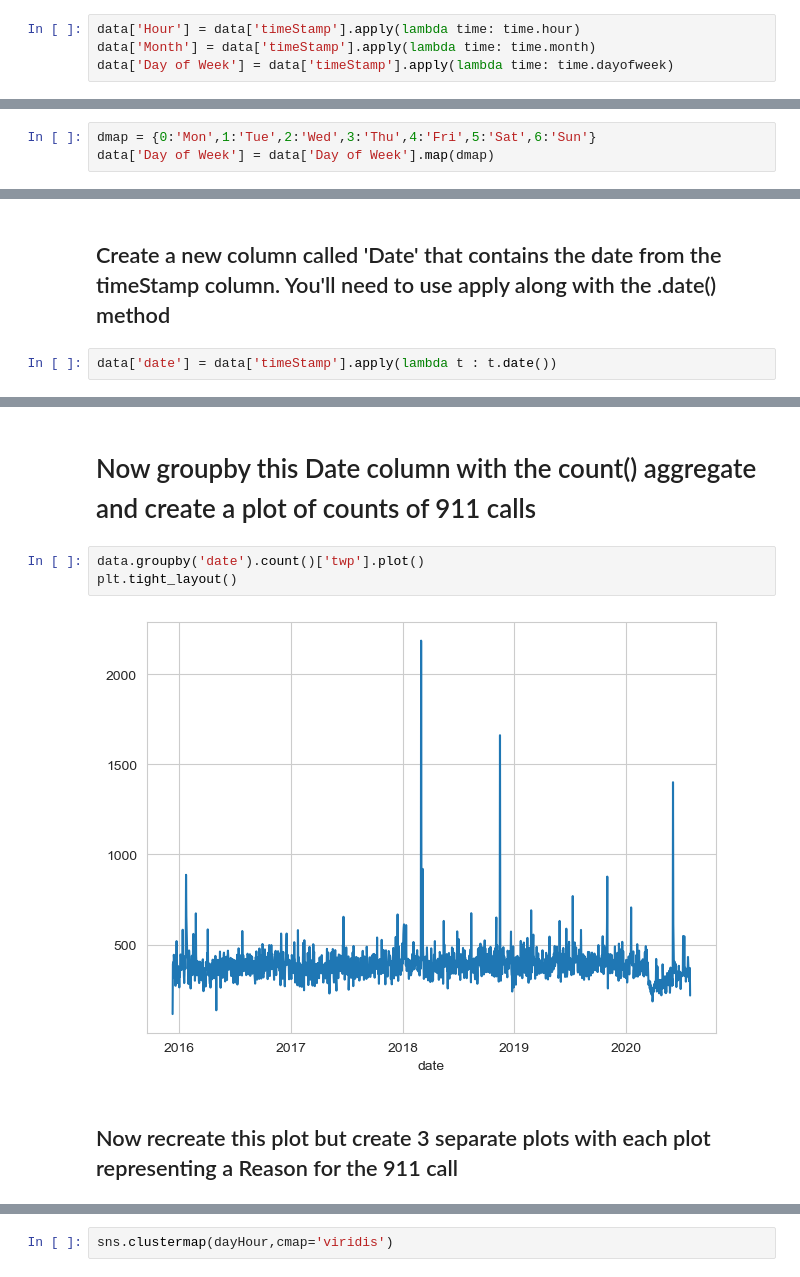
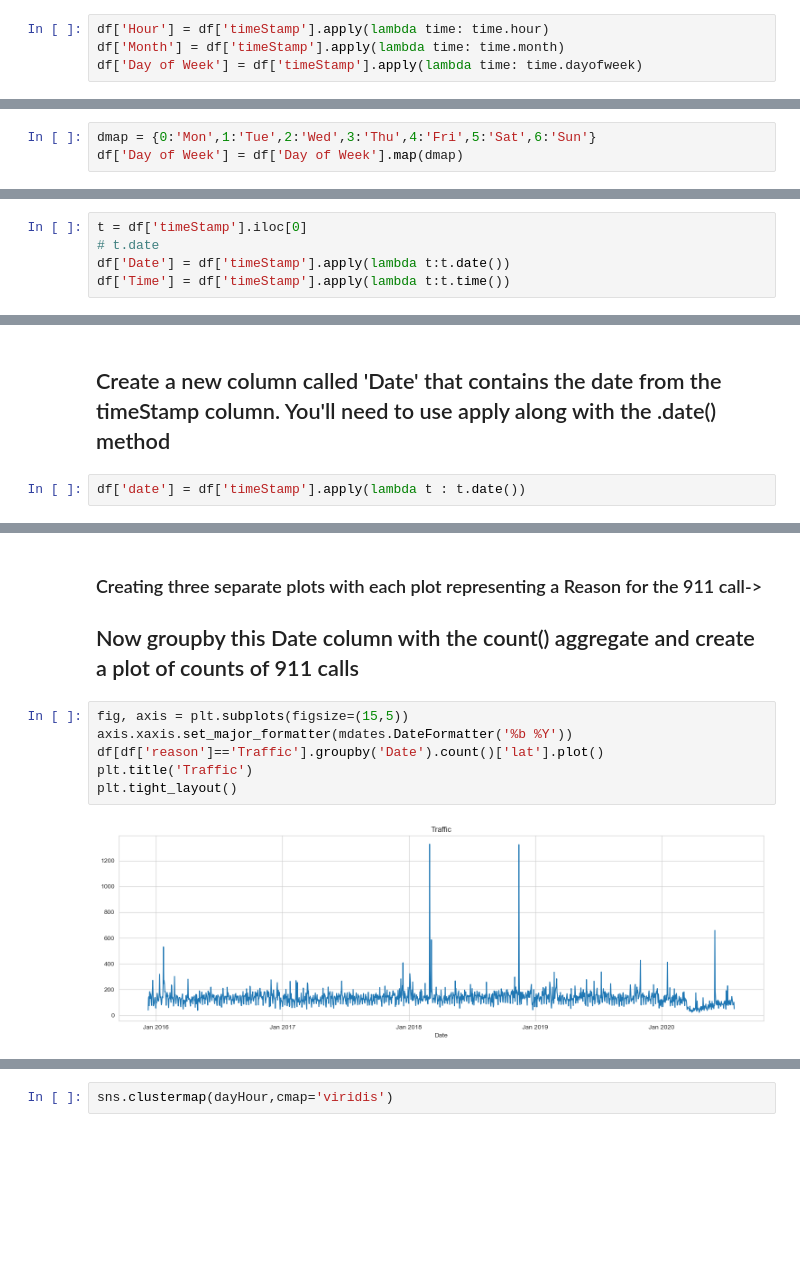
Before and after one commit to rahulkataria35/data-science-projects, a Jupyter notebook: 911_Calls.ipynb, the cells around one changed output, grey strips where cells are left out. Saved outputs shown, nothing was run; the diff lists cells and outputs as text; blank space fills up the shorter version.

```diff
--- a/911_Calls.ipynb
+++ b/911_Calls.ipynb
@@ -134,5 +213,5 @@ pandas._libs.tslibs.timestamps.Timestamp
 # %%
-data['Hour'] = data['timeStamp'].apply(lambda time: time.hour)
-data['Month'] = data['timeStamp'].apply(lambda time: time.month)
-data['Day of Week'] = data['timeStamp'].apply(lambda time: time.dayofweek)
+df['Hour'] = df['timeStamp'].apply(lambda time: time.hour)
+df['Month'] = df['timeStamp'].apply(lambda time: time.month)
+df['Day of Week'] = df['timeStamp'].apply(lambda time: time.dayofweek)
 # %%
@@ -146,5 +225,5 @@ data.head(3)
 #### Notice how the Day of Week is an integer 0-6. I'll use the .map() with this dictionary to map the actual string names to the day of the week
 # %%
 dmap = {0:'Mon',1:'Tue',2:'Wed',3:'Thu',4:'Fri',5:'Sat',6:'Sun'}
-data['Day of Week'] = data['Day of Week'].map(dmap)
+df['Day of Week'] = df['Day of Week'].map(dmap)
 # %%
@@ -196,0 +269,5 @@ dtype: int64
+# %%
+t = df['timeStamp'].iloc[0]
+# t.date
+df['Date'] = df['timeStamp'].apply(lambda t:t.date())
+df['Time'] = df['timeStamp'].apply(lambda t:t.time())
@@ -237,5 +429,5 @@ sns.lmplot(x='Month',y='twp',data=byMonth.reset_index())
 # %% [markdown]
 ## Create a new column called 'Date' that contains the date from the timeStamp column. You'll need to use apply along with the .date() method
 # %%
-data['date'] = data['timeStamp'].apply(lambda t : t.date())
+df['date'] = df['timeStamp'].apply(lambda t : t.date())
 # %%
@@ -250,10 +451,12 @@ data.head()
 # %% [markdown]
-#  Now groupby this Date column with the count() aggregate and create a plot of counts of 911 calls
+### Creating three separate plots with each plot representing a Reason for the 911 call->
+##  Now groupby this Date column with the count() aggregate and create a plot of counts of 911 calls
 # %%
-data.groupby('date').count()['twp'].plot()
+fig, axis = plt.subplots(figsize=(15,5))
+axis.xaxis.set_major_formatter(mdates.DateFormatter('%b %Y'))
+df[df['reason']=='Traffic'].groupby('Date').count()['lat'].plot()
+plt.title('Traffic')
 plt.tight_layout()
 # %% [output]
-[figure, old version]
+[figure, new version]
-# %% [markdown]
-## Now recreate this plot but create 3 separate plots with each plot representing a Reason for the 911 call
 # %%
```
Also changed, not shown: parts of 70 cells of this notebook.
